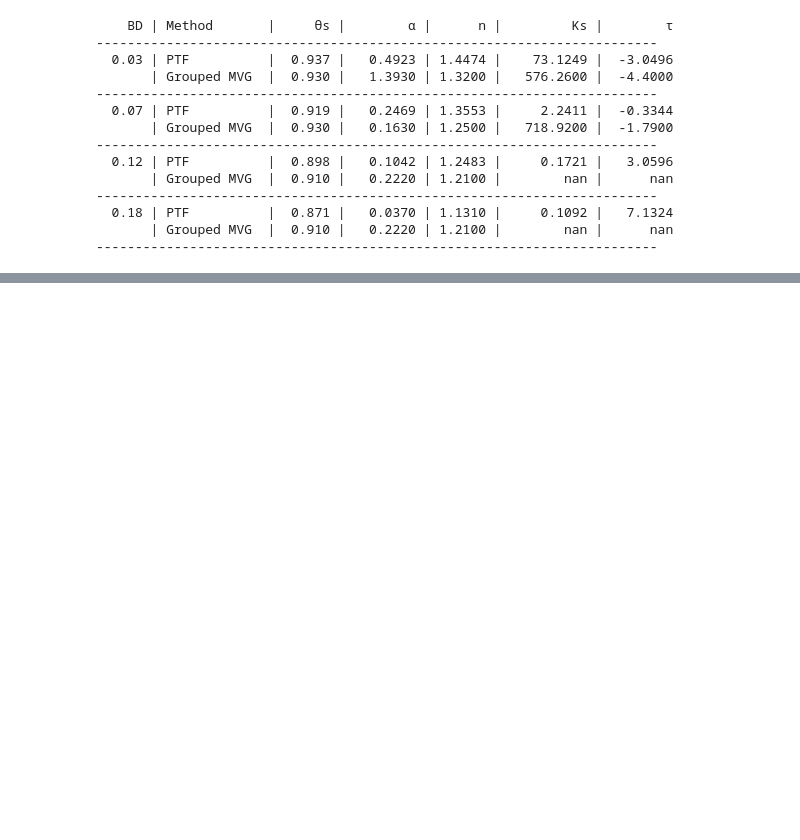
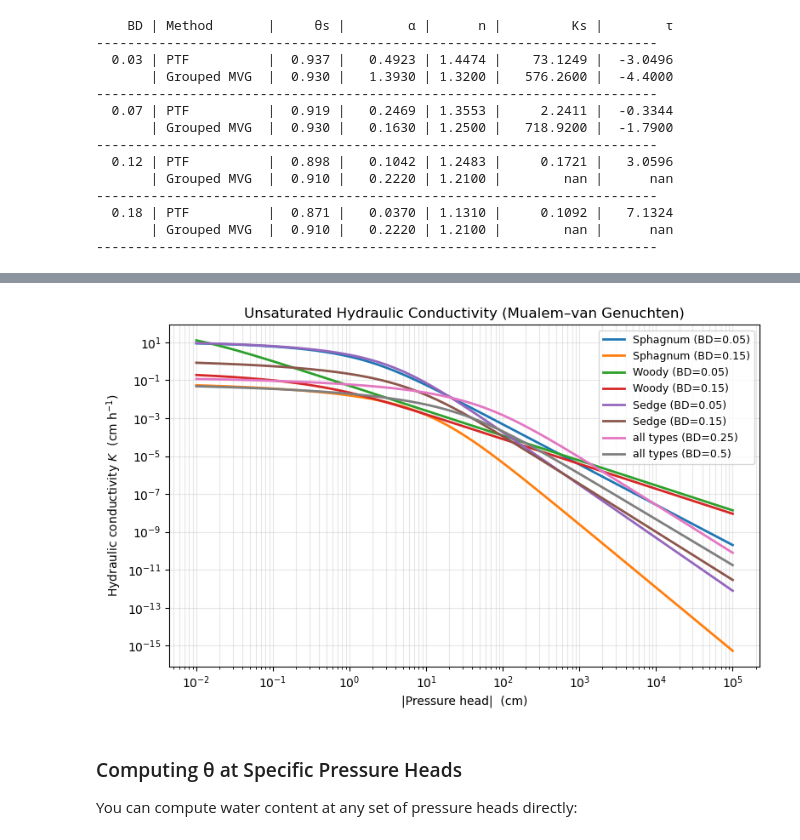
Before and after one commit to alexnaoki/peat_ptf, a Jupyter notebook: notebooks/peat_ptf.ipynb, the cells around one changed output, grey strips where cells are left out. Saved outputs shown, nothing was run; the diff lists cells and outputs as text; code cells hidden in the pictures; blank space fills up the shorter version.

```diff
--- a/notebooks/peat_ptf.ipynb
+++ b/notebooks/peat_ptf.ipynb
@@ -255,0 +351,10 @@ for bd in test_BDs:
+# %%
+# K(h) curves for the same peat type / BD combinations
+plot_k_curve(curves)
+plt.show()
+# %% [output]
+[figure, added]
+# %% [markdown]
+### Computing θ at Specific Pressure Heads
+
+You can compute water content at any set of pressure heads directly:
```
Also changed, not shown: parts of 21 cells of this notebook.
